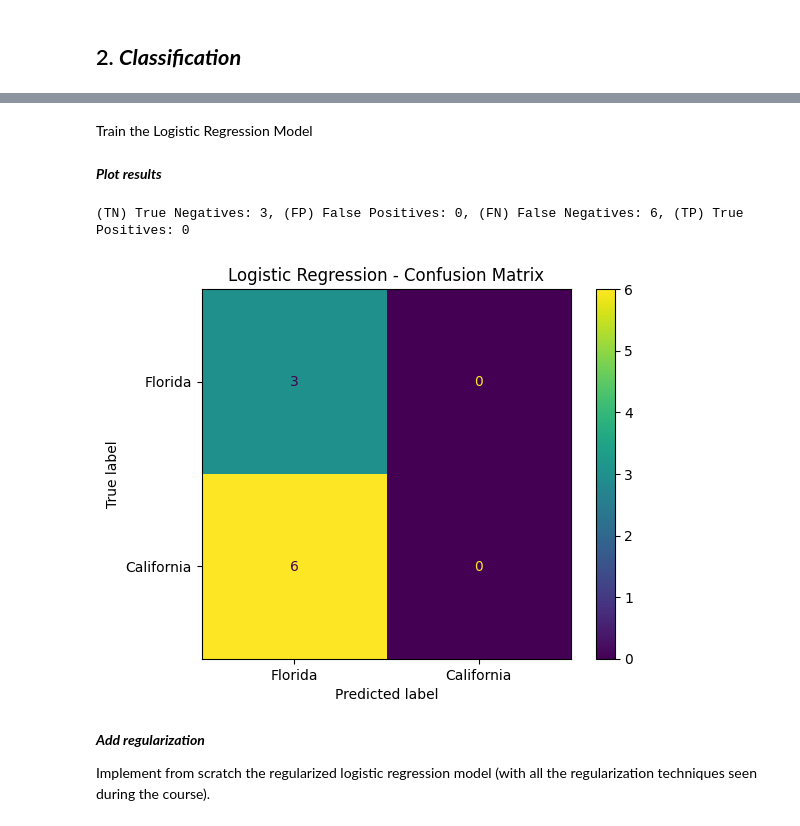
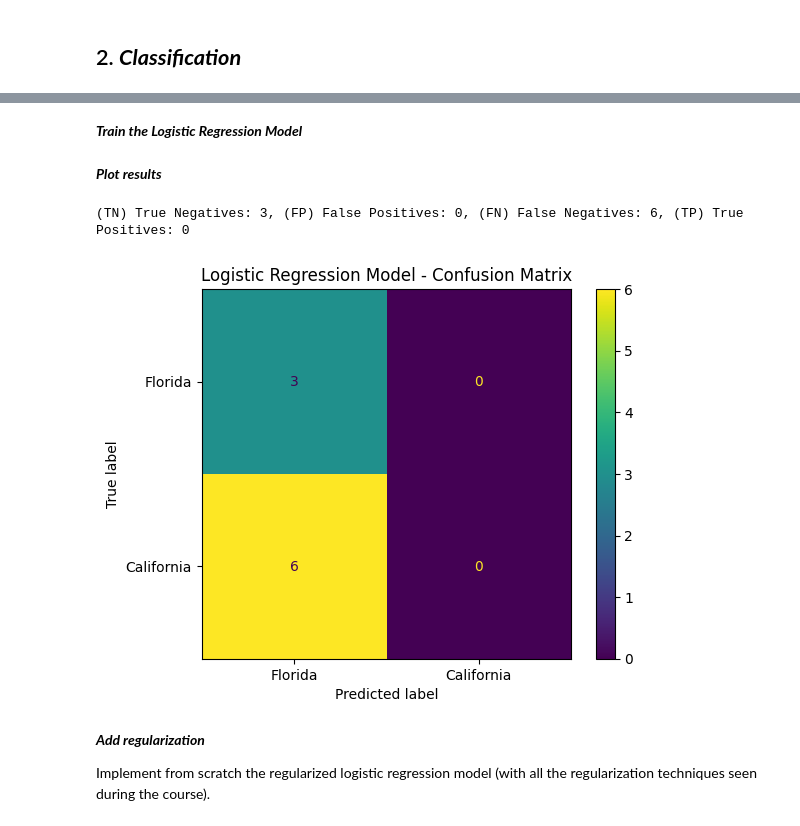
Before and after one commit to matteo-orsi/ML, a Jupyter notebook: challenges/challenge-00/challenge-00.ipynb, the cells around one changed output, grey strips where cells are left out. Drawn from its saved outputs; the diff is of its cells as text; code cells hidden in the pictures.

```diff
--- a/challenges/challenge-00/challenge-00.ipynb
+++ b/challenges/challenge-00/challenge-00.ipynb
@@ -216,7 +218,7 @@ from sklearn.model_selection import train_test_split
 
 X_train, X_test, y_train, y_test = train_test_split(X, y, test_size=0.25, random_state=0)
 # %% [markdown]
-Train the Logistic Regression Model
+***Train the Logistic Regression Model***
 # %%
 from sklearn.linear_model import LogisticRegression
 # %%
@@ -238,25 +240,25 @@ from sklearn.metrics import confusion_matrix, ConfusionMatrixDisplay
 # %%
 # Creating a confusion matrix to visualize the performance of the Logistic Regression model:
 # • the rows (y-axis) represent the true labels, that are the actual classes the outcomes should have been;
 # • the columns (x-axis) represent the predicted labels, that are the classes predicted by the model.
-LR_cm = confusion_matrix(y_test, predictions)
-LR_cm_display = ConfusionMatrixDisplay(confusion_matrix = LR_cm, display_labels = ["Florida", "California"])
+LR_CM = confusion_matrix(y_test, predictions)
+LR_CM_display = ConfusionMatrixDisplay(confusion_matrix = LR_CM, display_labels = ["Florida", "California"])
 
 # Getting the confusion matrix components in the correct order.
 # According to the previous operations on the final dataset, the assignments are
 # (negative = Florida = 0) and (positive = California = 1).
 tn, fp, fn, tp = confusion_matrix(y_test, predictions).ravel()
 print("(TN) True Negatives: %d, (FP) False Positives: %d, (FN) False Negatives: %d, (TP) True Positives: %d" % (tn, fp, fn, tp))
 
 # Plotting the confusion matrix
-LR_cm_display.plot()
-plt.title('Logistic Regression - Confusion Matrix')
+LR_CM_display.plot()
+plt.title('Logistic Regression Model - Confusion Matrix')
 plt.ylabel('True label')
 plt.xlabel('Predicted label')
 plt.show()
 # %% [output]
 (TN) True Negatives: 3, (FP) False Positives: 0, (FN) False Negatives: 6, (TP) True Positives: 0
-[figure, old version]
+[figure, new version]
 # %% [markdown]
 ***Add regularization***
 
```
Also changed, not shown: parts of 14 cells of this notebook.
